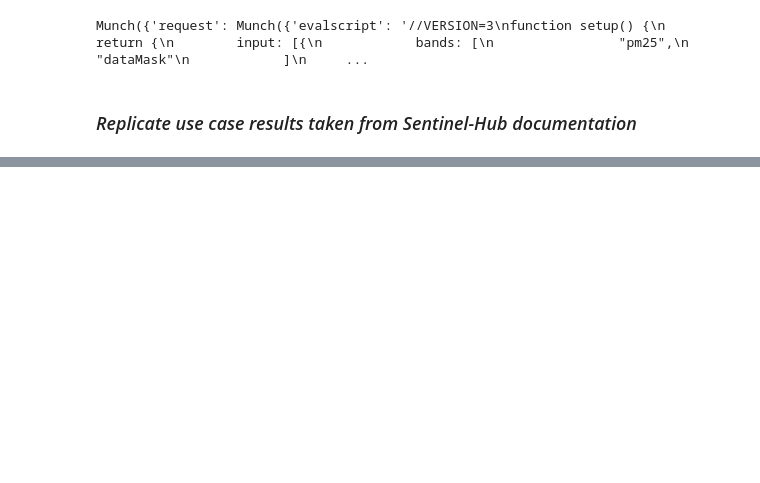
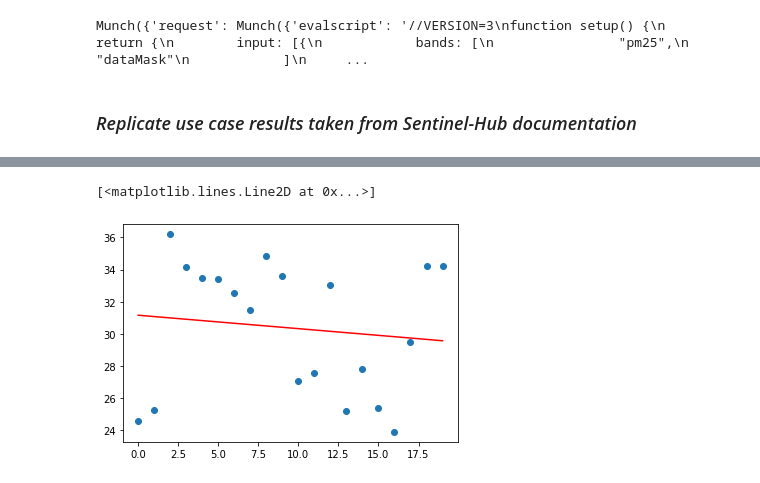
Before and after one commit to chris010970/sentinelhub, a Jupyter notebook: statistical-api/notebooks/byoc/pm25.ipynb, the cells around one changed output, grey strips where cells are left out. Drawn from its saved outputs; the diff is of its cells as text; code cells hidden in the pictures; blank space fills up the shorter version.

```diff
--- a/statistical-api/notebooks/byoc/pm25.ipynb
+++ b/statistical-api/notebooks/byoc/pm25.ipynb
@@ -91,0 +115,8 @@ response._dfs[ 0 ]
+# %%
+import matplotlib.pyplot as plt
+
+plt.plot(x, y, 'o', label='original data')
+plt.plot(x, obj.intercept + obj.slope*x, 'r', label='fitted line')
+# %% [output]
+[<matplotlib.lines.Line2D at 0x...>]
+[figure, added]
```
Also changed, not shown: parts of 7 cells of this notebook, 1 other file.
